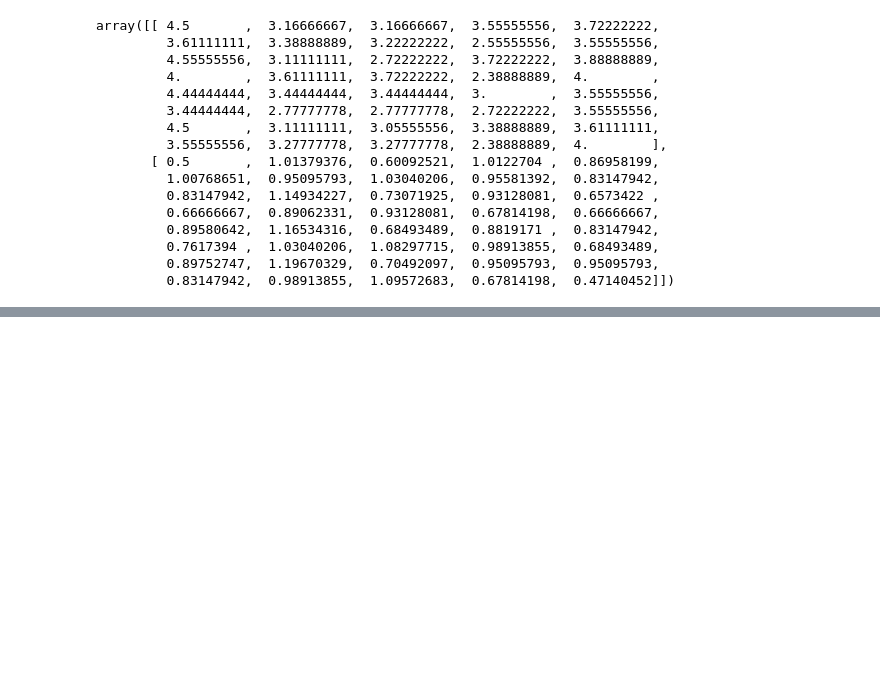
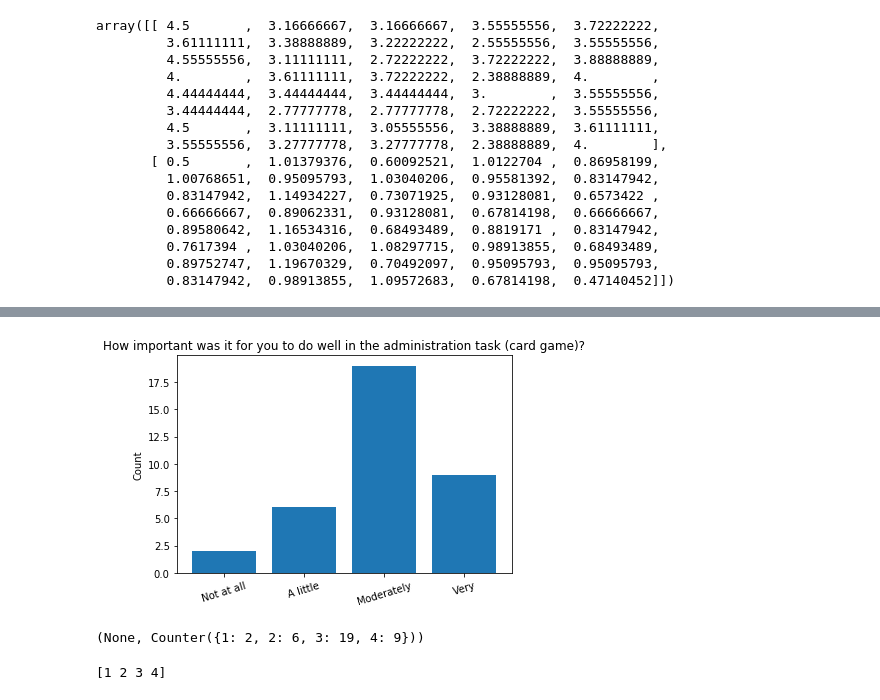
Before and after one commit to Kai-Monash/code, a Jupyter notebook: static_tests.ipynb, the cells around one changed output, grey strips where cells are left out. Saved outputs shown, nothing was run; the diff lists cells and outputs as text; code cells hidden in the pictures; blank space fills up the shorter version.

```diff
--- a/static_tests.ipynb
+++ b/static_tests.ipynb
@@ -783,0 +849,19 @@ array([[ 4.5       ,  3.16666667,  3.16666667,  3.55555556,  3.72222222,
+# %%
+x = np.arange(len(pg4.keys()))
+plt.bar(x, np.array(sorted(pg4.items(), key= lambda t: (t[0]), reverse=False))[:,1])
+plt.xticks(x,
+           ('Not at all','A little','Moderately','Very'),
+           rotation=17)
+plt.title("How important was it for you to do well in the administration task (card game)?")
+# plt.xlabel("Value")
+plt.ylabel("Count")
+
+plt.show(), Counter(pd.to_numeric(exp_pgq[:,3]))
+# %% [output]
+[figure, added]
+(None, Counter({1: 2, 2: 6, 3: 19, 4: 9}))
+# %%
+pg5 = Counter(exp_pgq[:,4])
+print(np.array(sorted(pg5.items(), key= lambda t: (t[0]), reverse=False))[:,0])
+# %% [output]
+[1 2 3 4]
```
Also changed, not shown: parts of 13 cells of this notebook, 2 other files.
